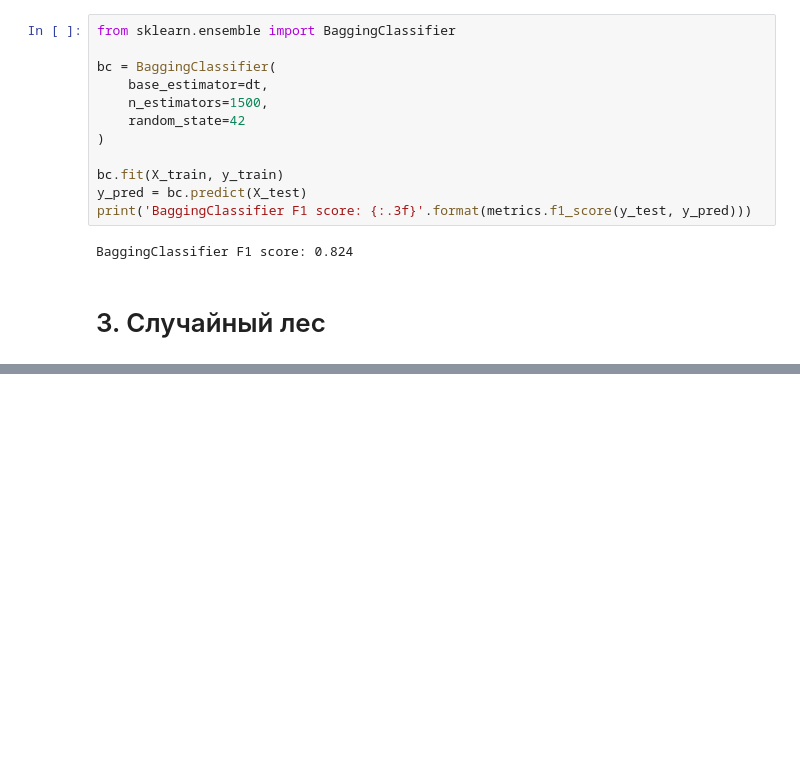
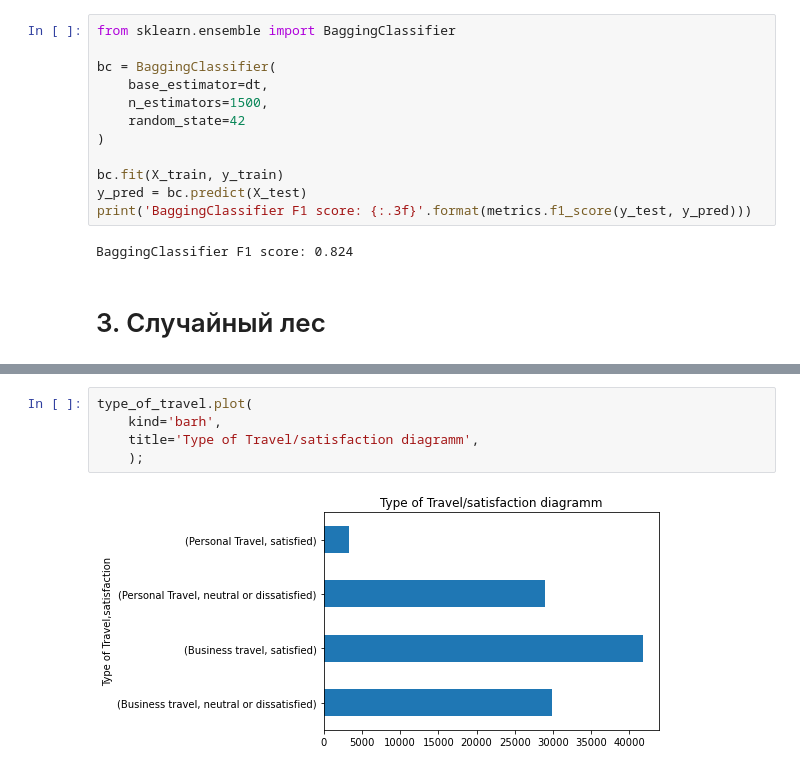
Before and after one commit to Terr14/SF_DS, a Jupyter notebook: SF_DataScience/MATH&ML-9. Математика ансамблевых методов/MATH&ML-9. Математика ансамблевых методов.ipynb, the cells around one changed output, grey strips where cells are left out. Drawn from its saved outputs; the diff is of its cells as text; blank space fills up the shorter version.

```diff
--- a/SF_DataScience/MATH&ML-9. Математика ансамблевых методов/MATH&ML-9. Математика ансамблевых методов.ipynb
+++ b/SF_DataScience/MATH&ML-9. Математика ансамблевых методов/MATH&ML-9. Математика ансамблевых методов.ipynb
@@ -492,0 +1684,7 @@ BaggingClassifier F1 score: 0.824
+# %%
+type_of_travel.plot(
+    kind='barh',
+    title='Type of Travel/satisfaction diagramm',
+    );
+# %% [output]
+[figure, added]
```
Also changed, not shown: parts of 156 cells of this notebook, 9 other files.
